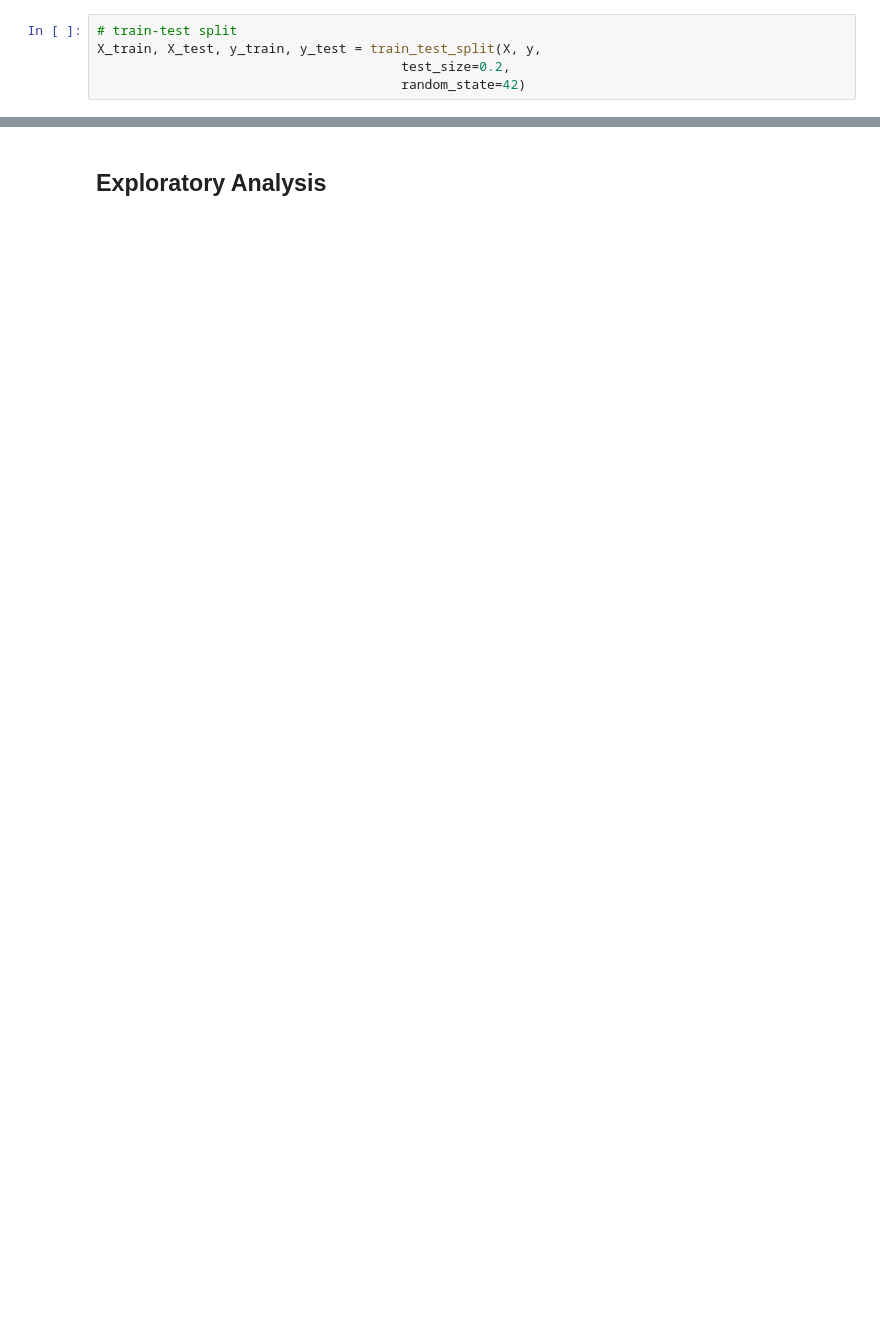
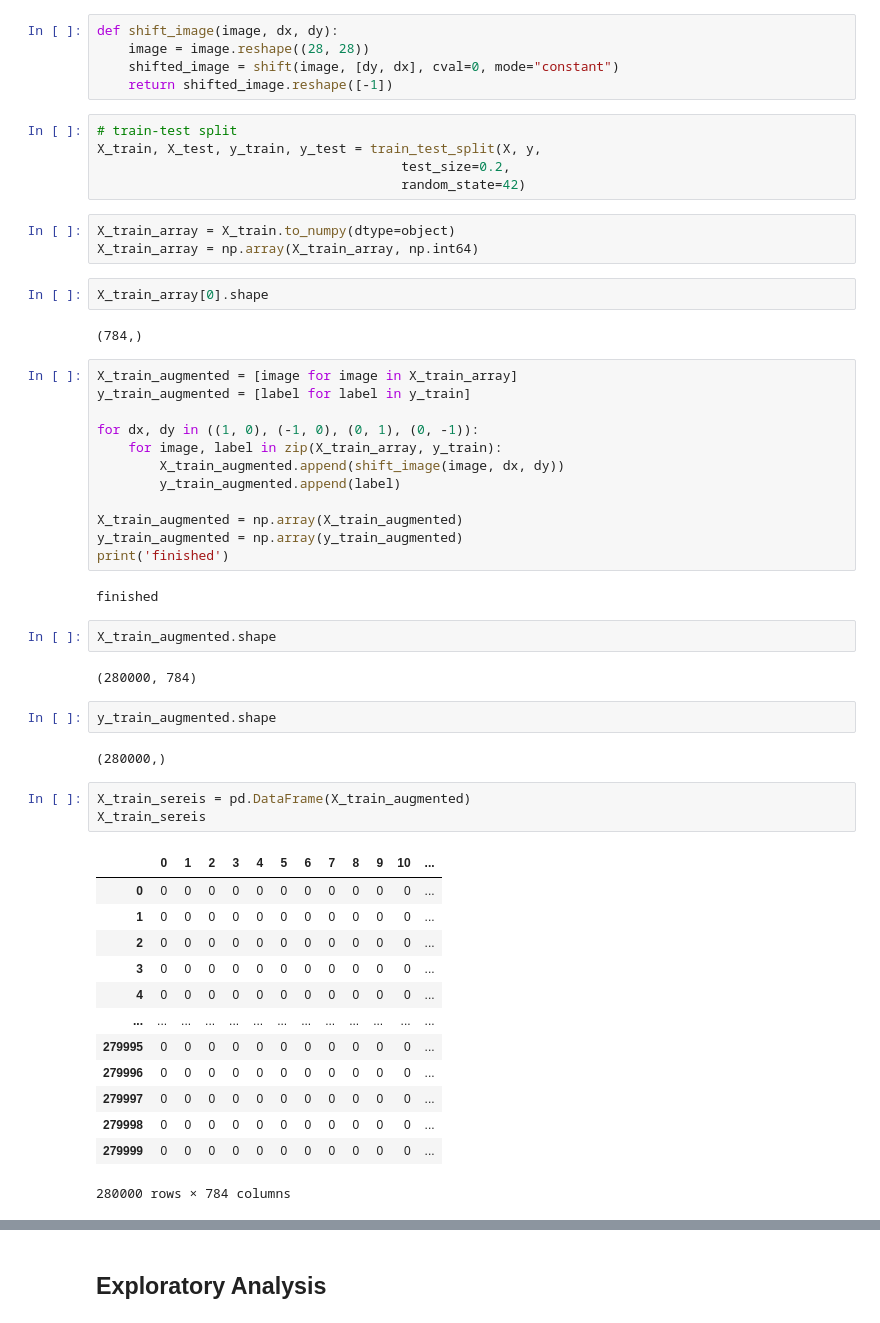
Before and after one commit to wendi-cui/506-digit-classifier-xgboost, a Jupyter notebook: analysis/initial-model-training.ipynb, the cells around one changed output, grey strips where cells are left out. Drawn from its saved outputs; the diff is of its cells as text; blank space fills up the shorter version.

```diff
--- a/analysis/initial-model-training.ipynb
+++ b/analysis/initial-model-training.ipynb
@@ -39,5 +61,56 @@ print(y.shape)
+# %%
+def shift_image(image, dx, dy):
+    image = image.reshape((28, 28))
+    shifted_image = shift(image, [dy, dx], cval=0, mode="constant")
+    return shifted_image.reshape([-1])
 # %%
 # train-test split
 X_train, X_test, y_train, y_test = train_test_split(X, y,
                                        test_size=0.2,
                                        random_state=42)
+# %%
+X_train_array = X_train.to_numpy(dtype=object)
+X_train_array = np.array(X_train_array, np.int64)
+# %%
+X_train_array[0].shape
+# %% [output]
+(784,)
+# %%
+X_train_augmented = [image for image in X_train_array]
+y_train_augmented = [label for label in y_train]
+
+for dx, dy in ((1, 0), (-1, 0), (0, 1), (0, -1)):
+    for image, label in zip(X_train_array, y_train):
+        X_train_augmented.append(shift_image(image, dx, dy))
+        y_train_augmented.append(label)
+
+X_train_augmented = np.array(X_train_augmented)
+y_train_augmented = np.array(y_train_augmented)
+print('finished')
+# %% [output]
+finished
+# %%
+X_train_augmented.shape
+# %% [output]
+(280000, 784)
+# %%
+y_train_augmented.shape
+# %% [output]
+(280000,)
+# %%
+X_train_sereis = pd.DataFrame(X_train_augmented)
+X_train_sereis
+# %% [output]
+|  | 0 | 1 | 2 | 3 | 4 | 5 | 6 | 7 | 8 | 9 | 10 | ... |
+| 0 | 0 | 0 | 0 | 0 | 0 | 0 | 0 | 0 | 0 | 0 | 0 | ... |
+| 1 | 0 | 0 | 0 | 0 | 0 | 0 | 0 | 0 | 0 | 0 | 0 | ... |
+| 2 | 0 | 0 | 0 | 0 | 0 | 0 | 0 | 0 | 0 | 0 | 0 | ... |
+| 3 | 0 | 0 | 0 | 0 | 0 | 0 | 0 | 0 | 0 | 0 | 0 | ... |
+| 4 | 0 | 0 | 0 | 0 | 0 | 0 | 0 | 0 | 0 | 0 | 0 | ... |
+| ... | ... | ... | ... | ... | ... | ... | ... | ... | ... | ... | ... | ... |
+| 279995 | 0 | 0 | 0 | 0 | 0 | 0 | 0 | 0 | 0 | 0 | 0 | ... |
+| 279996 | 0 | 0 | 0 | 0 | 0 | 0 | 0 | 0 | 0 | 0 | 0 | ... |
+| 279997 | 0 | 0 | 0 | 0 | 0 | 0 | 0 | 0 | 0 | 0 | 0 | ... |
+| 279998 | 0 | 0 | 0 | 0 | 0 | 0 | 0 | 0 | 0 | 0 | 0 | ... |
+| 279999 | 0 | 0 | 0 | 0 | 0 | 0 | 0 | 0 | 0 | 0 | 0 | ... |
+280000 rows × 784 columns
```
Also changed, not shown: parts of 17 cells of this notebook, 1 other file.
